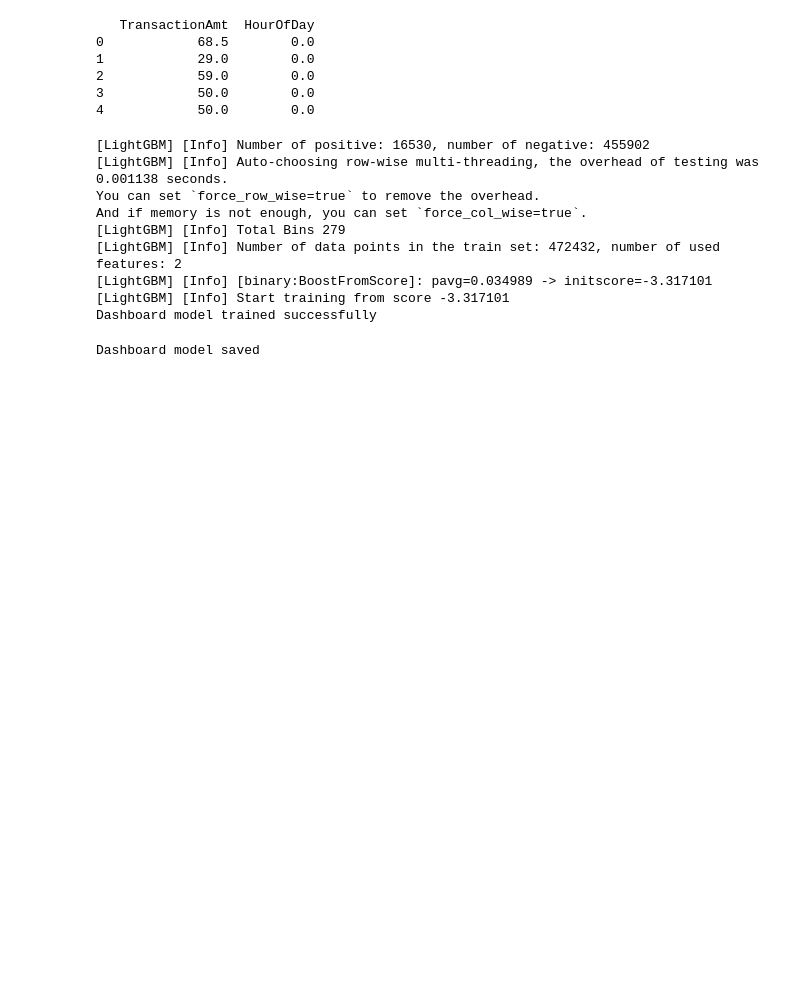
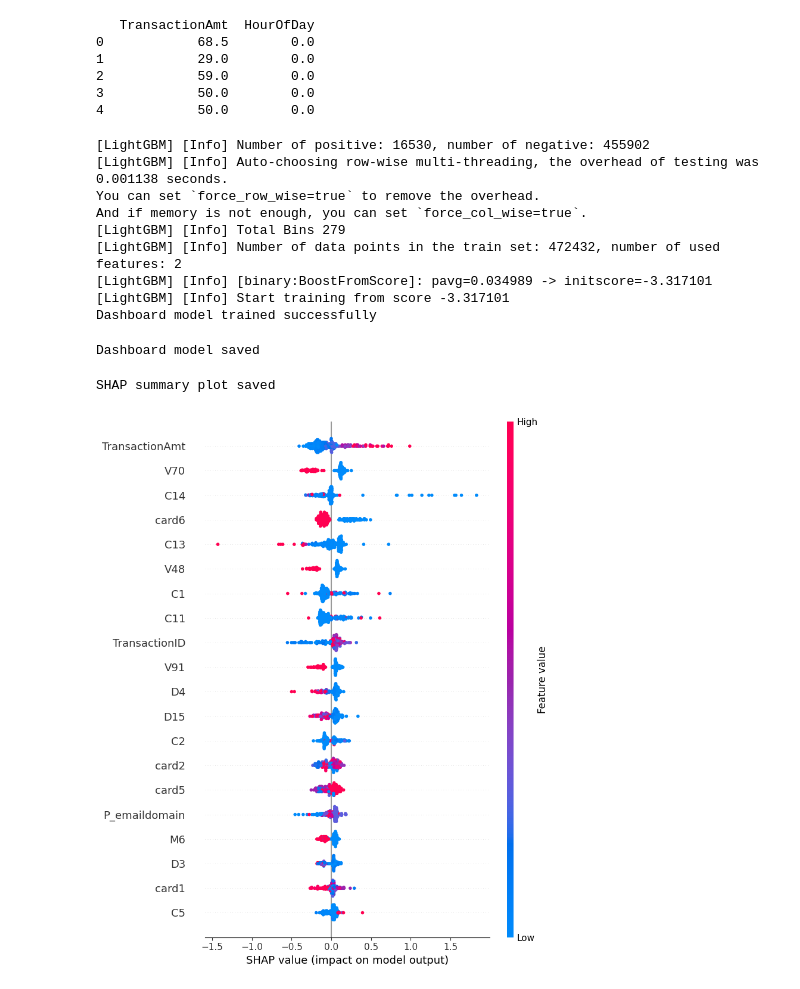
Before and after one commit to 170405a/FraudDetection_Alina, a Jupyter notebook: analysis.ipynb, the cells around one changed output. Drawn from its saved outputs; the diff is of its cells as text; code cells hidden in the pictures; blank space fills up the shorter version.

```diff
--- a/analysis.ipynb
+++ b/analysis.ipynb
@@ -1053,3 +1053,33 @@ joblib.dump(
 print("Dashboard model saved")
 # %% [output]
 Dashboard model saved
+# %%
+import shap
+import matplotlib.pyplot as plt
+
+# Create SHAP explainer
+explainer = shap.TreeExplainer(lgb)
+
+# Take sample data
+sample_data = X_test.sample(200)
+
+# Generate SHAP values
+shap_values = explainer.shap_values(sample_data)
+
+# SHAP summary plot
+shap.summary_plot(
+    shap_values,
+    sample_data,
+    show=False
+)
+
+# Save plot
+plt.savefig(
+    "dashboard/shap_summary.png",
+    bbox_inches="tight"
+)
+
+print("SHAP summary plot saved")
+# %% [output]
+SHAP summary plot saved
+[figure, added]
```
Also changed, not shown: 4 other files.
